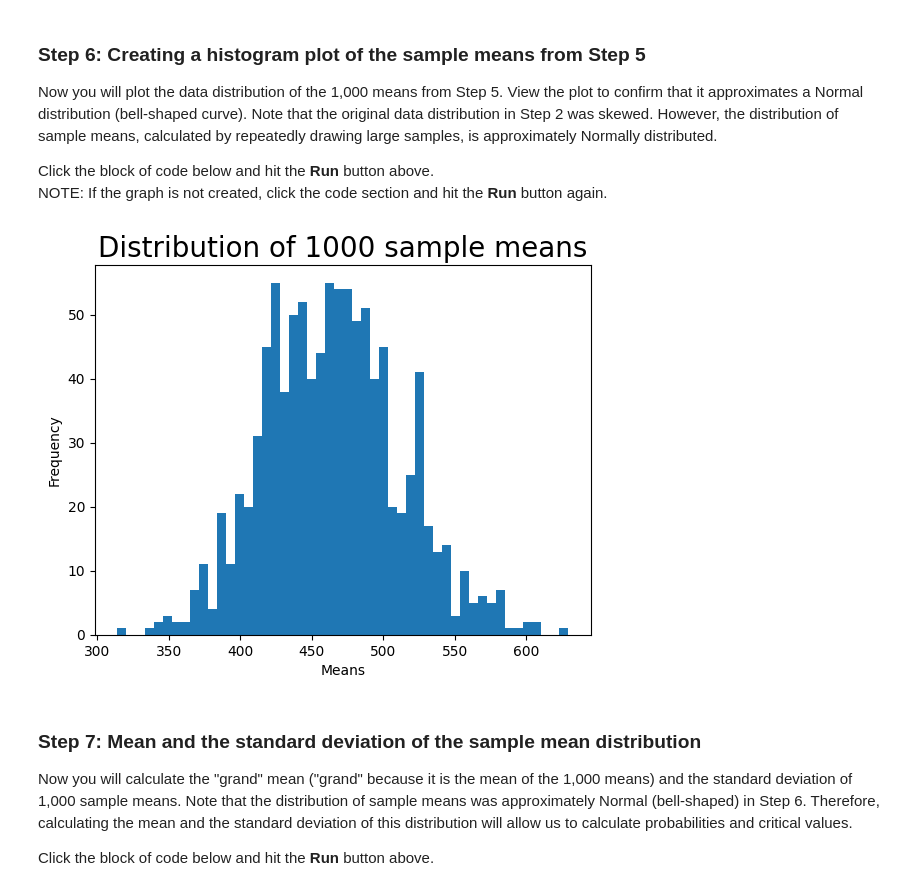
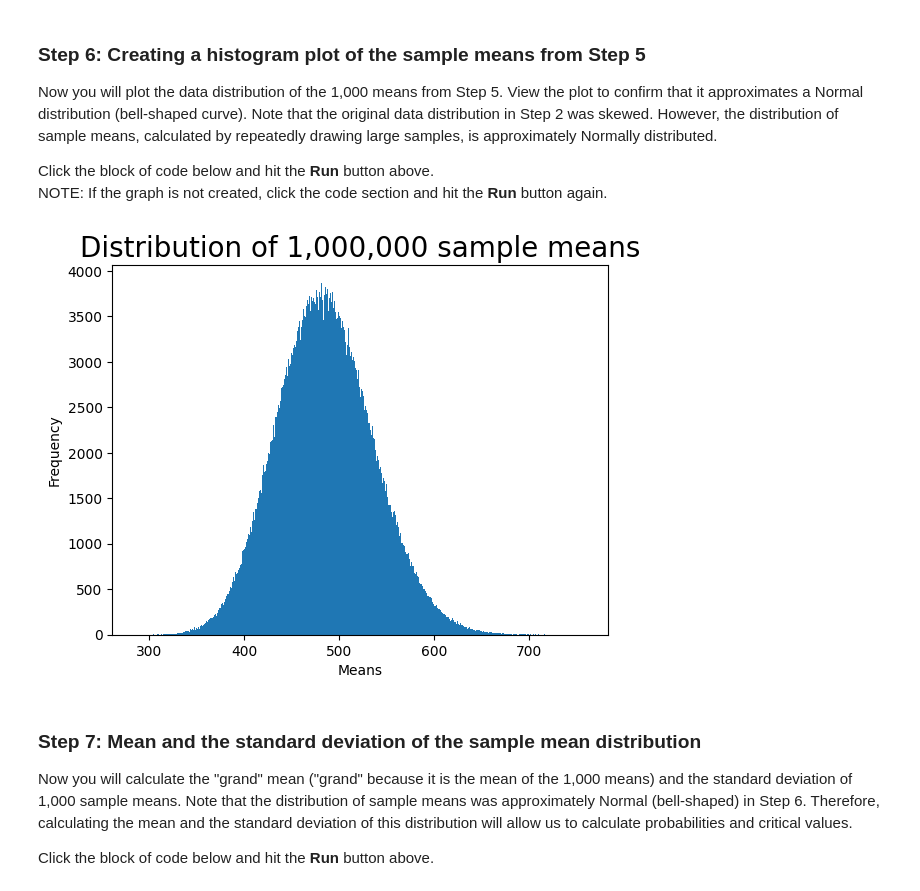
Before and after one commit to Triscuit2311/SNHU-Portfolios, a Jupyter notebook: MAT243/MOD2/Module Two Discussion.ipynb, the cells around one changed output. Cells and saved outputs as stored; diff of their text form; code cells hidden in the pictures.

```diff
--- a/MAT243/MOD2/Module Two Discussion.ipynb
+++ b/MAT243/MOD2/Module Two Discussion.ipynb
@@ -103,7 +103,7 @@ Click the block of code below and hit the **Run** button above.
 # run a for loop to repeat the process Step 4 one thousand times to select one thousand samples.
 # save the mean of each sample that was drawn in a Python list called means_list.
 means_list = []
-for i in range(1000):
+for i in range(1000000):
     tpcp_sample_df = tpcp_df.sample(50, replace=True)
     sample_mean = tpcp_sample_df['TPCP'].mean()
     means_list.append(sample_mean)
@@ -138,19 +138,19 @@ NOTE: If the graph is not created, click the code section and hit the **Run** bu
 # %%
 # create a figure for the plot.
 fig, ax = plt.subplots()
 
 # create a histogram plot with 50 bins of 1,000 means.
-plt.hist(means_df['means'], bins=50)
+plt.hist(means_df['means'], bins=1000)
 
 # set a title for the plot, x-axis and y-axis.
-plt.title('Distribution of 1000 sample means', fontsize=20) # title
+plt.title('Distribution of 1,000,000 sample means', fontsize=20) # title
 ax.set_xlabel('Means')
 ax.set_ylabel('Frequency')
 
 # show the plot.
 plt.show()
 # %% [output]
-[figure, old version]
+[figure, new version]
 # %% [markdown]
 ### Step 7: Mean and the standard deviation of the sample mean distribution
 Now you will calculate the "grand" mean ("grand" because it is the mean of the 1,000 means) and the standard deviation of 1,000 sample means. Note that the distribution of sample means was approximately Normal (bell-shaped) in Step 6. Therefore, calculating the mean and the standard deviation of this distribution will allow us to calculate probabilities and critical values.
```
Also changed, not shown: parts of 6 cells of this notebook, 6 other files.
